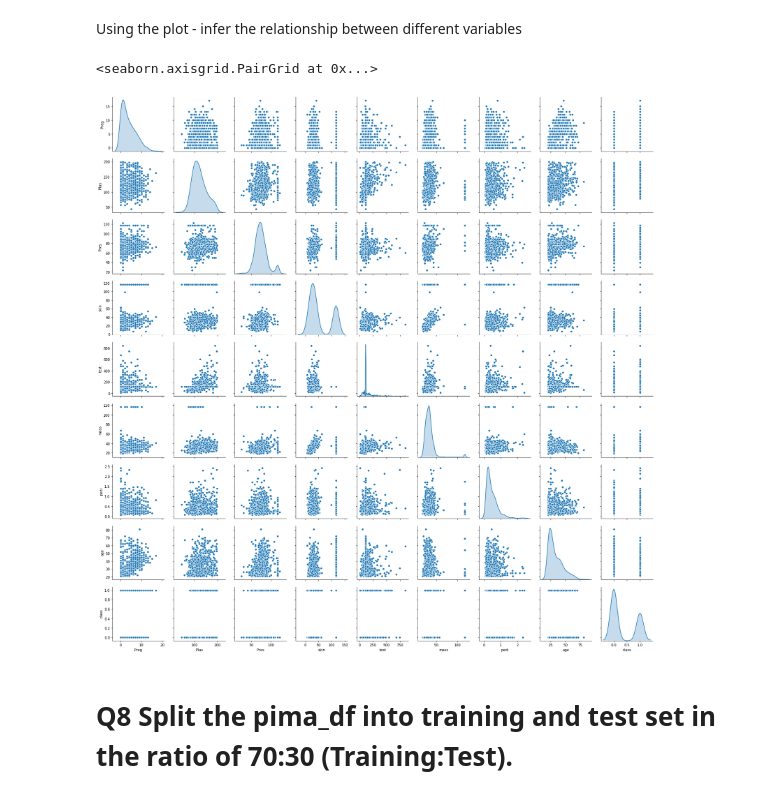
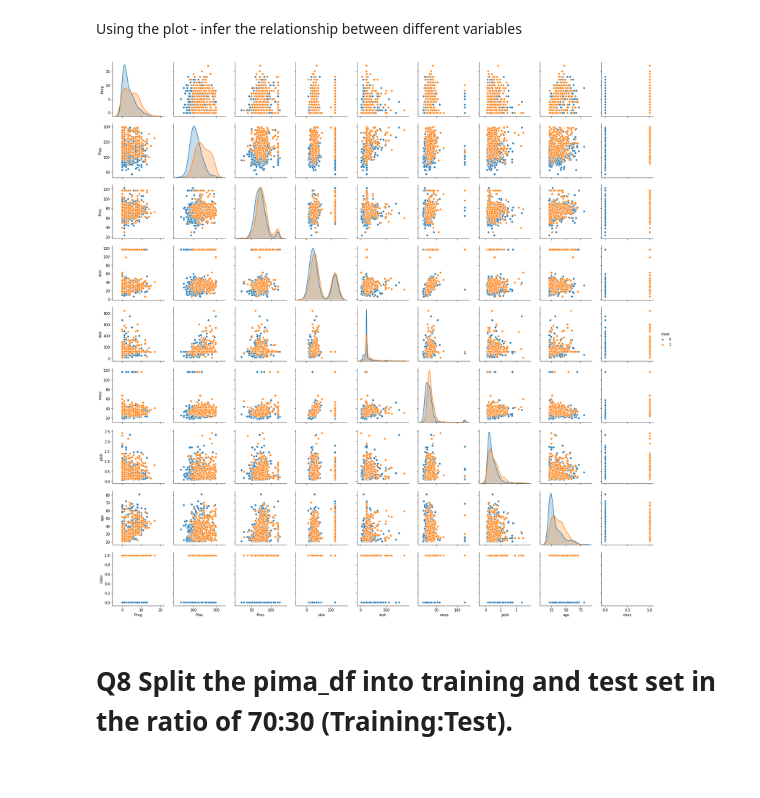
Before and after one commit to GreatLearningAIML1/pune-july19-batch-KavyalJ, a Jupyter notebook: R3-Internal Lab-Pima-1.ipynb, the cells around one changed output. Saved outputs shown, nothing was run; the diff lists cells and outputs as text; code cells hidden in the pictures.

```diff
--- a/R3-Internal Lab-Pima-1.ipynb
+++ b/R3-Internal Lab-Pima-1.ipynb
@@ -117,10 +117,9 @@ Hint: Use seaborn plot and check the relationship between different variables
 Using the plot - infer the relationship between different variables
 # %%
 import seaborn as sns
-sns.pairplot(data, diag_kind='kde')
+sns.pairplot(data, diag_kind='kde',hue='class');
 # %% [output]
-<seaborn.axisgrid.PairGrid at 0x...>
-[figure, old version]
+[figure, new version]
 # %% [markdown]
 # Q8 Split the pima_df into training and test set in the ratio of 70:30 (Training:Test).</b>
 # %%
```
Also changed, not shown: parts of 9 cells of this notebook.
